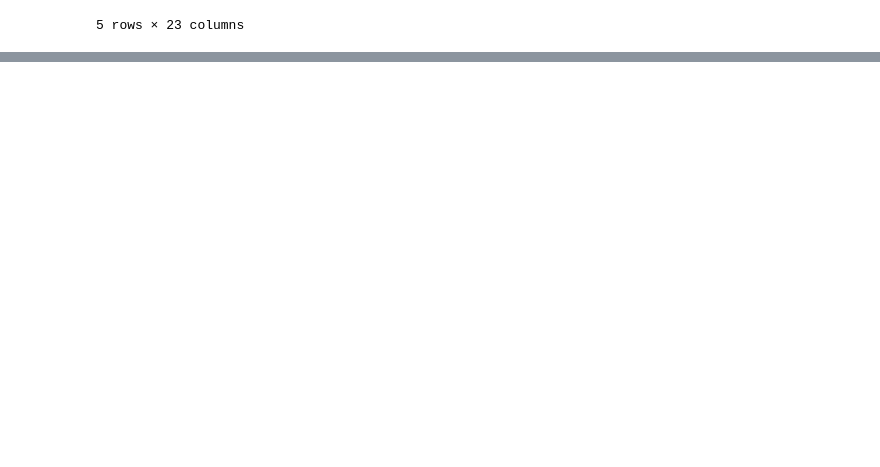
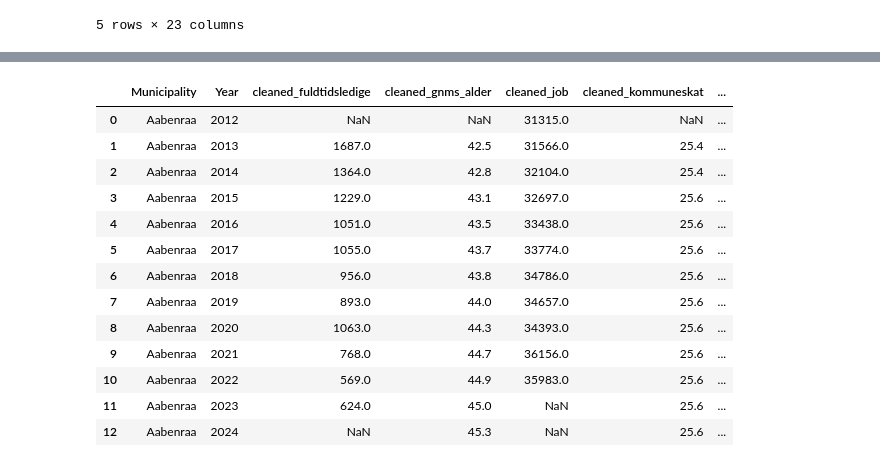
Before and after one commit to thor1033/isds-exam-2024, a Jupyter notebook: descriptive_analysis.ipynb, the cells around one changed output, grey strips where cells are left out. Cells and saved outputs as stored; diff of their text form; code cells hidden in the pictures; blank space fills up the shorter version.

```diff
--- a/descriptive_analysis.ipynb
+++ b/descriptive_analysis.ipynb
@@ -112,0 +181,10 @@ m
+# %%
+# Start with the first reshaped DataFrame
+merged_df = reshaped_dfs['data/cleaned_fuldtidsledige.csv']
+
+# Merge with each subsequent reshaped DataFrame
+for file in csv_files[1:]:
+    merged_df = pd.merge(merged_df, reshaped_dfs[file], on=['Municipality', 'Year'], how='outer')
+
+# Display the merged DataFrame
+merged_df
@@ -112,0 +205,21 @@ m
+# %%
+# Correct way to filter the merged DataFrame
+aabenraa_df = merged_df[merged_df['Municipality'] == 'Aabenraa']
+
+# Display the filtered DataFrame
+aabenraa_df
+# %% [output]
+|  | Municipality | Year | cleaned_fuldtidsledige | cleaned_gnms_alder | cleaned_job | cleaned_kommuneskat | ... |
+| 0 | Aabenraa | 2012 | NaN | NaN | 31315.0 | NaN | ... |
+| 1 | Aabenraa | 2013 | 1687.0 | 42.5 | 31566.0 | 25.4 | ... |
+| 2 | Aabenraa | 2014 | 1364.0 | 42.8 | 32104.0 | 25.4 | ... |
+| 3 | Aabenraa | 2015 | 1229.0 | 43.1 | 32697.0 | 25.6 | ... |
+| 4 | Aabenraa | 2016 | 1051.0 | 43.5 | 33438.0 | 25.6 | ... |
+| 5 | Aabenraa | 2017 | 1055.0 | 43.7 | 33774.0 | 25.6 | ... |
+| 6 | Aabenraa | 2018 | 956.0 | 43.8 | 34786.0 | 25.6 | ... |
+| 7 | Aabenraa | 2019 | 893.0 | 44.0 | 34657.0 | 25.6 | ... |
+| 8 | Aabenraa | 2020 | 1063.0 | 44.3 | 34393.0 | 25.6 | ... |
+| 9 | Aabenraa | 2021 | 768.0 | 44.7 | 36156.0 | 25.6 | ... |
+| 10 | Aabenraa | 2022 | 569.0 | 44.9 | 35983.0 | 25.6 | ... |
+| 11 | Aabenraa | 2023 | 624.0 | 45.0 | NaN | 25.6 | ... |
+| 12 | Aabenraa | 2024 | NaN | 45.3 | NaN | 25.6 | ... |
```
Also changed, not shown: parts of 4 cells of this notebook, 13 other files.
